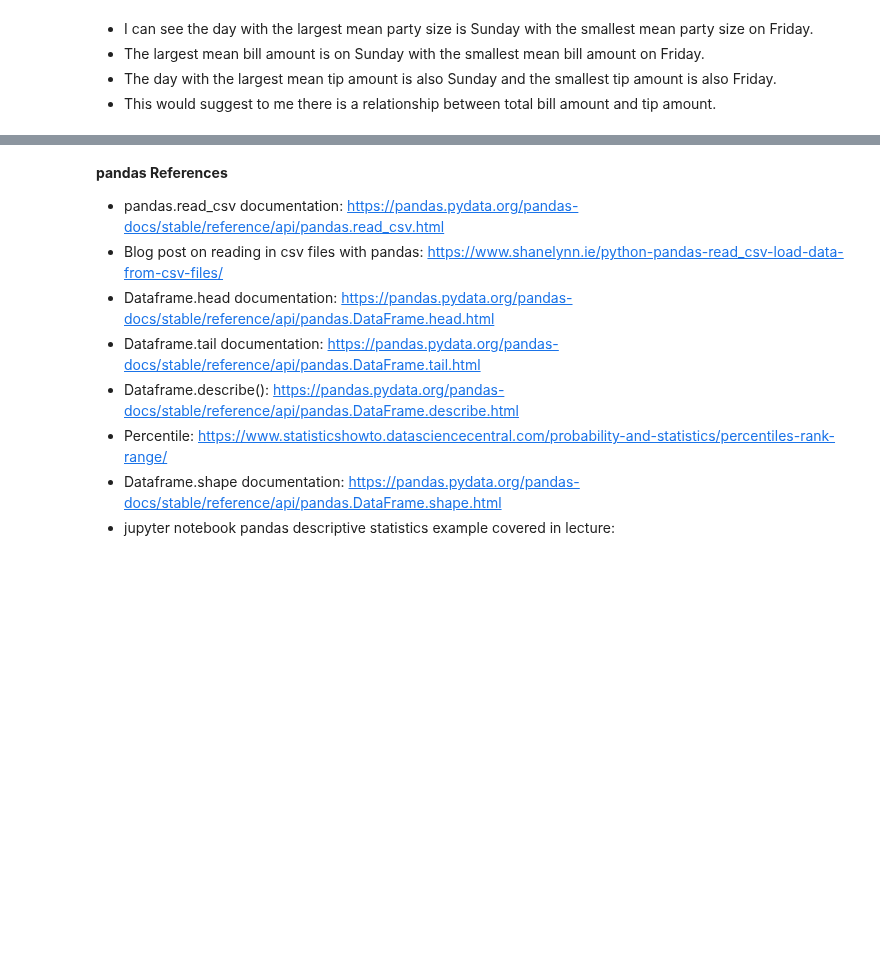
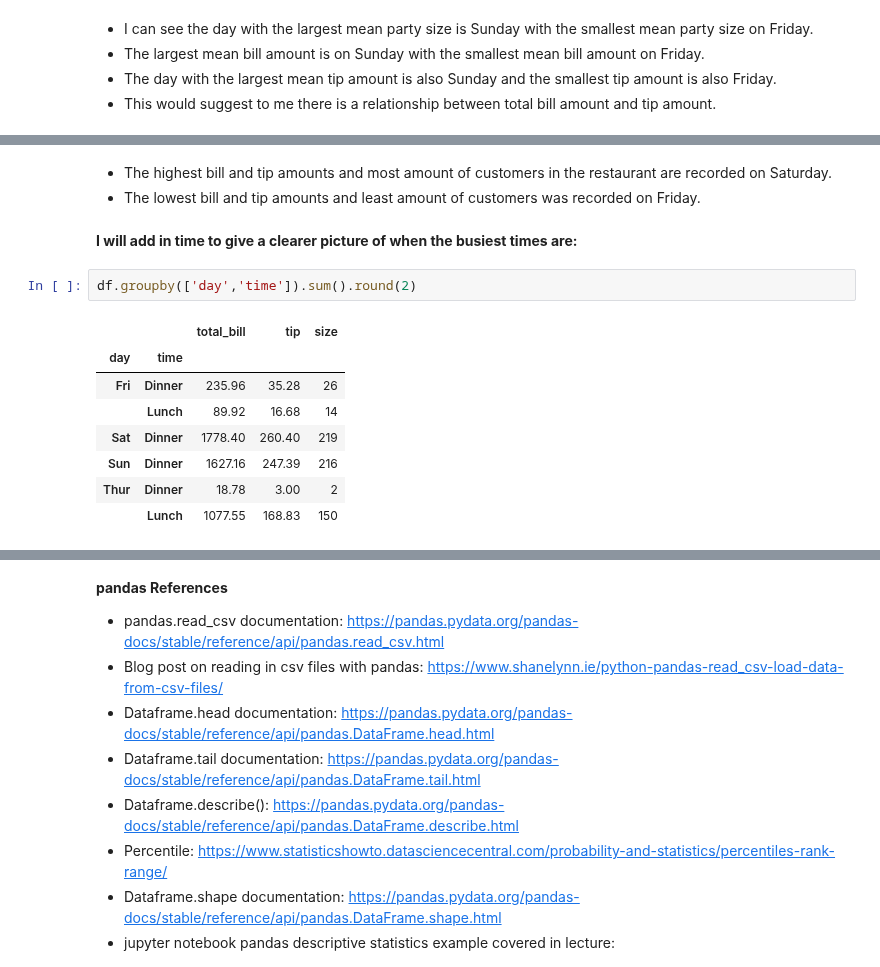
Before and after one commit to johndunne2019/Fundamentals-of-Data-Analysis-Project-2019, a Jupyter notebook: Tips-Dataset.ipynb, the cells around one changed output, grey strips where cells are left out. Saved outputs shown, nothing was run; the diff lists cells and outputs as text; blank space fills up the shorter version.

Commit message:
Dataframe.groupby.sum

```diff
--- a/Tips-Dataset.ipynb
+++ b/Tips-Dataset.ipynb
@@ -457,0 +475,16 @@ df.groupby('day').mean().round(2)
+# %% [markdown]
+* The highest bill and tip amounts and most amount of customers in the restaurant are recorded on Saturday.
+* The lowest bill and tip amounts and least amount of customers was recorded on Friday.
+# %% [markdown]
+**I will add in time to give a clearer picture of when the busiest times are:**
+# %%
+df.groupby(['day','time']).sum().round(2)
+# %% [output]
+|  |  | total_bill | tip | size |
+| day | time |  |  |  |
+| Fri | Dinner | 235.96 | 35.28 | 26 |
+|  | Lunch | 89.92 | 16.68 | 14 |
+| Sat | Dinner | 1778.40 | 260.40 | 219 |
+| Sun | Dinner | 1627.16 | 247.39 | 216 |
+| Thur | Dinner | 18.78 | 3.00 | 2 |
+|  | Lunch | 1077.55 | 168.83 | 150 |
```
Also changed, not shown: parts of 11 cells of this notebook.
